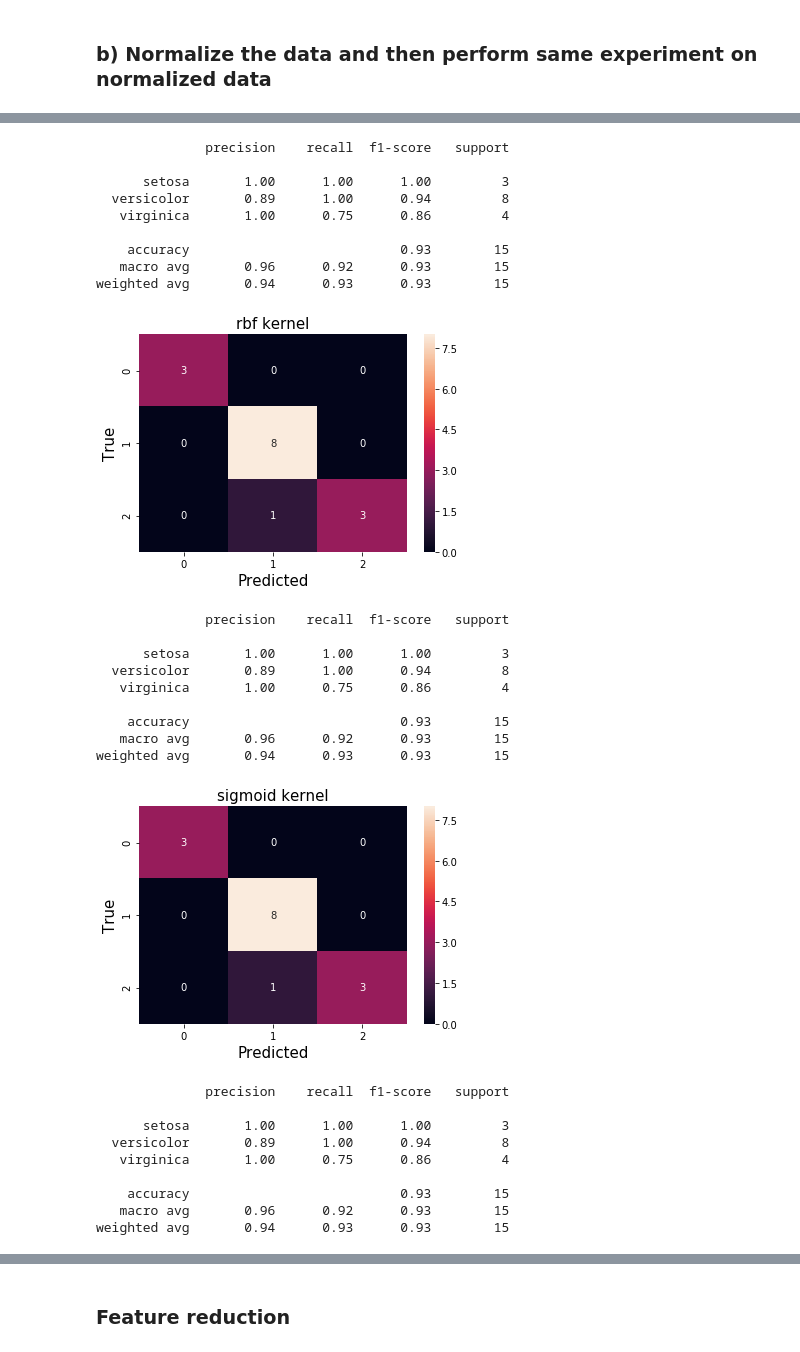
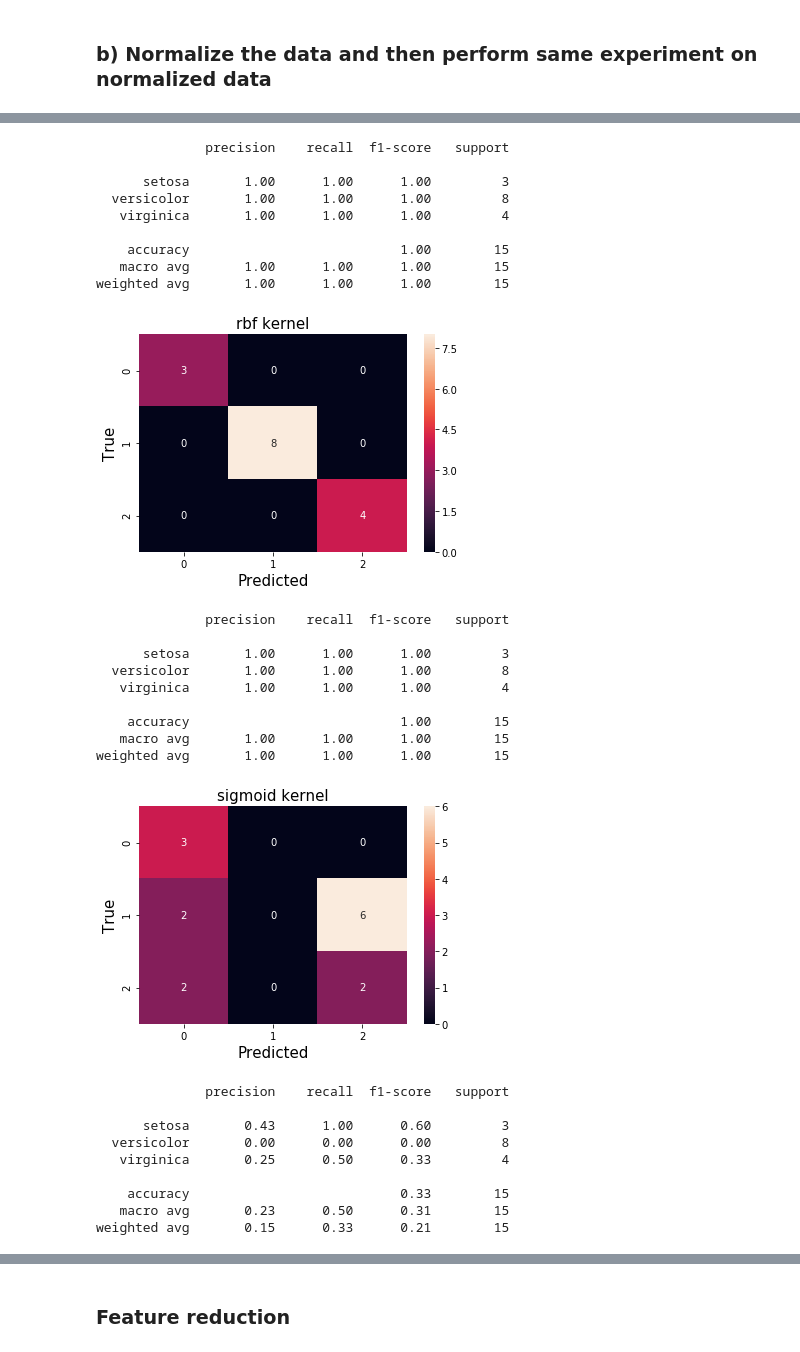
Before and after one commit to arkaprabha10/Machine-Learning, a Jupyter notebook: Lab 5/q1.ipynb, the cells around one changed output, grey strips where cells are left out. Drawn from its saved outputs; the diff is of its cells as text; code cells hidden in the pictures.

```diff
--- a/Lab 5/q1.ipynb
+++ b/Lab 5/q1.ipynb
@@ -120,7 +120,7 @@ weighted avg       1.00      1.00      1.00        15
 # %% [markdown]
 ### b) Normalize the data and then perform same experiment on normalized data
 # %%
-sc = StandardScaler()
+sc = MinMaxScaler()
 x_norm_train = sc.fit_transform(x_train)
 x_norm_test = sc.fit_transform(x_test)
 svm_func(x_norm_train,x_norm_test,y_train,y_test)
@@ -139,29 +139,29 @@ weighted avg       0.94      0.93      0.93        15
               precision    recall  f1-score   support
 
       setosa       1.00      1.00      1.00         3
-  versicolor       0.89      1.00      0.94         8
-   virginica       1.00      0.75      0.86         4
+  versicolor       1.00      1.00      1.00         8
+   virginica       1.00      1.00      1.00         4
 
-    accuracy                           0.93        15
-   macro avg       0.96      0.92      0.93        15
-weighted avg       0.94      0.93      0.93        15
+    accuracy                           1.00        15
+   macro avg       1.00      1.00      1.00        15
+weighted avg       1.00      1.00      1.00        15
-[figure, old version]
+[figure, new version]
               precision    recall  f1-score   support
 
       setosa       1.00      1.00      1.00         3
-  versicolor       0.89      1.00      0.94         8
-   virginica       1.00      0.75      0.86         4
+  versicolor       1.00      1.00      1.00         8
+   virginica       1.00      1.00      1.00         4
 
-    accuracy                           0.93        15
-   macro avg       0.96      0.92      0.93        15
-weighted avg       0.94      0.93      0.93        15
+    accuracy                           1.00        15
+   macro avg       1.00      1.00      1.00        15
+weighted avg       1.00      1.00      1.00        15
-[figure, old version]
+[figure, new version]
               precision    recall  f1-score   support
 
-      setosa       1.00      1.00      1.00         3
-  versicolor       0.89      1.00      0.94         8
-   virginica       1.00      0.75      0.86         4
+      setosa       0.43      1.00      0.60         3
+  versicolor       0.00      0.00      0.00         8
+   virginica       0.25      0.50      0.33         4
 
-    accuracy                           0.93        15
-   macro avg       0.96      0.92      0.93        15
-weighted avg       0.94      0.93      0.93        15
+    accuracy                           0.33        15
+   macro avg       0.23      0.50      0.31        15
+weighted avg       0.15      0.33      0.21        15
```
Also changed, not shown: parts of 2 cells of this notebook, 11 other files.
